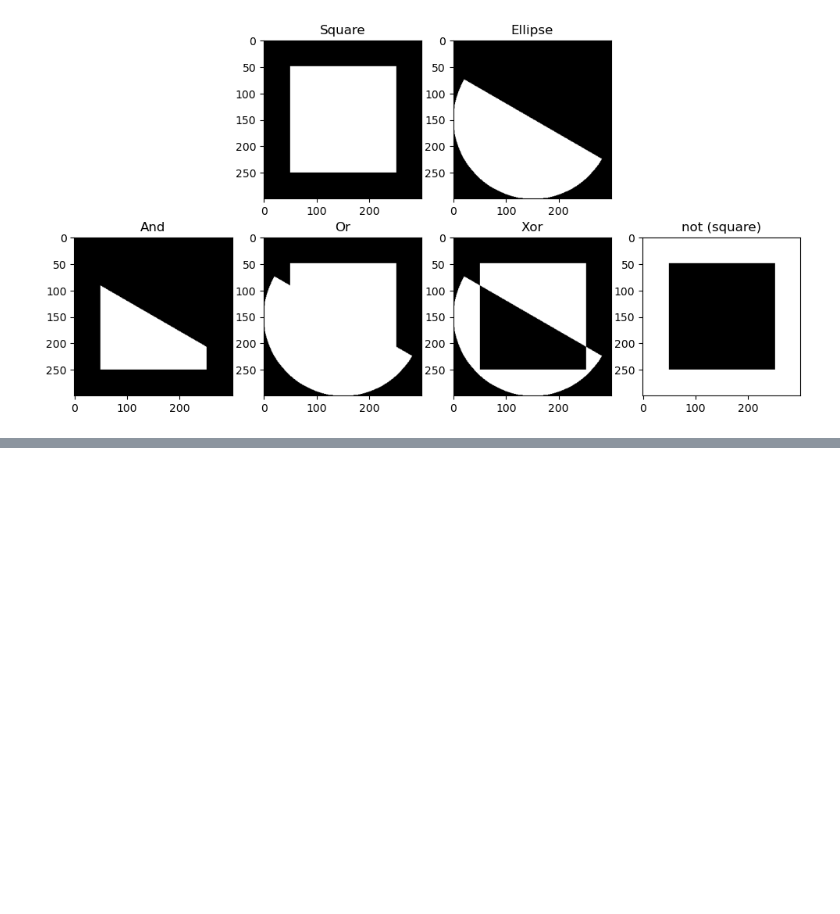
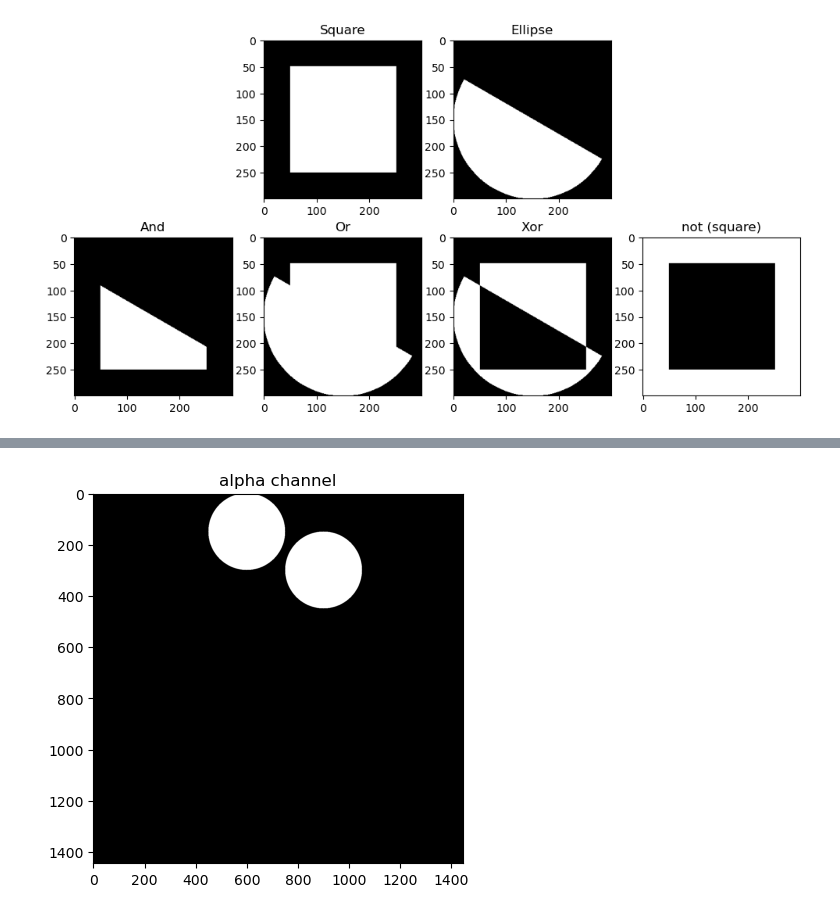
Before and after one commit to Abtinz/Computer-Vision-OpenCV-Yolo, a Jupyter notebook: OpenCV/image processing/bitwise_operations/bitwise_operations.ipynb, the cells around one changed output, grey strips where cells are left out. Drawn from its saved outputs; the diff is of its cells as text; code cells hidden in the pictures; blank space fills up the shorter version.

Commit message:
png conversion and alpha channel

```diff
--- a/OpenCV/image processing/bitwise_operations/bitwise_operations.ipynb
+++ b/OpenCV/image processing/bitwise_operations/bitwise_operations.ipynb
@@ -36,0 +47,7 @@ plt.subplot(248);plt.imshow(bitwise_not_sq,cmap='gray');plt.title("not (square)"
+# %%
+alpha_channel = np.full((1445,1445), 10)
+cv.circle(alpha_channel, (600,150), 150, 255, -1)
+cv.circle(alpha_channel, (900,300), 150, 255, -1)
+plt.imshow(alpha_channel,cmap='gray');plt.title("alpha channel");
+# %% [output]
+[figure, added]
```
Also changed, not shown: parts of 3 cells of this notebook, 11 other files.
